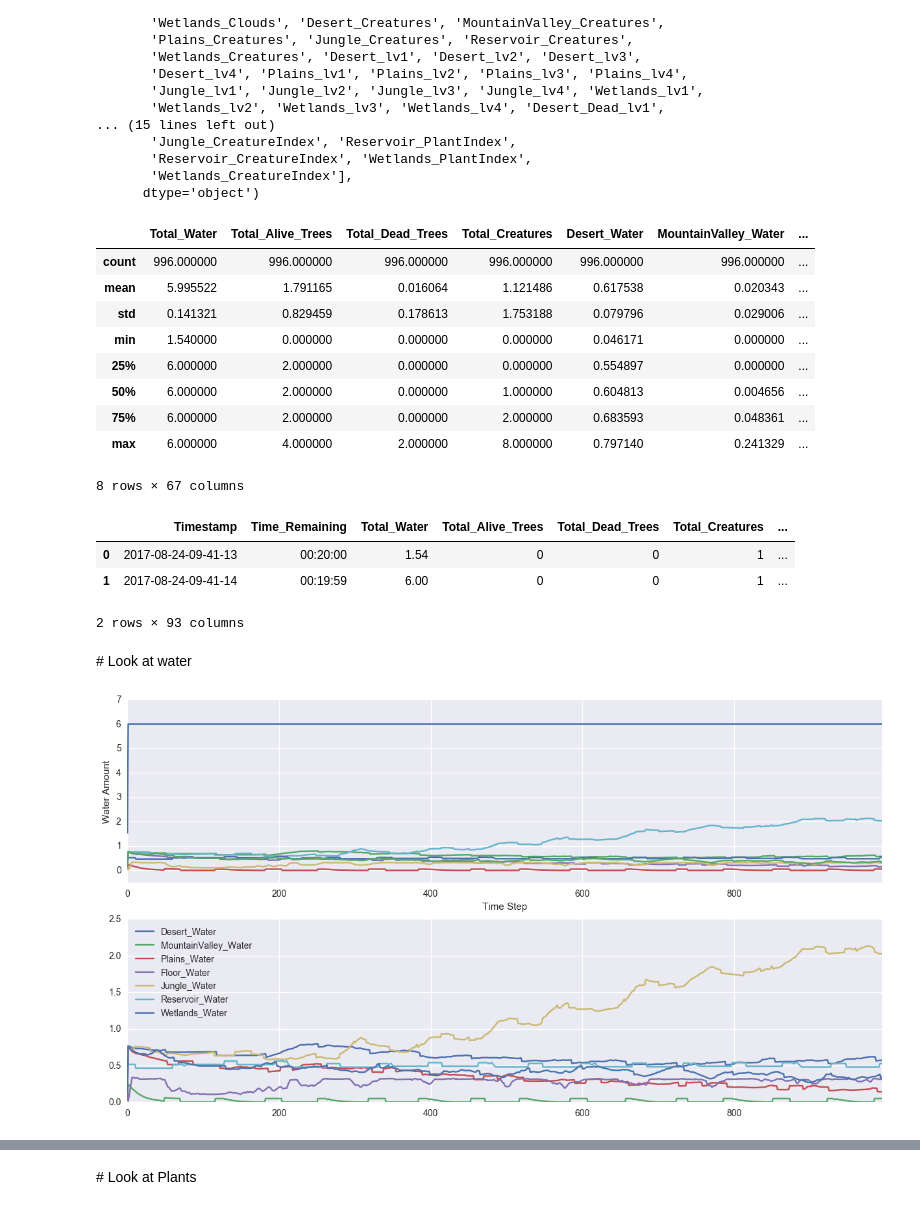
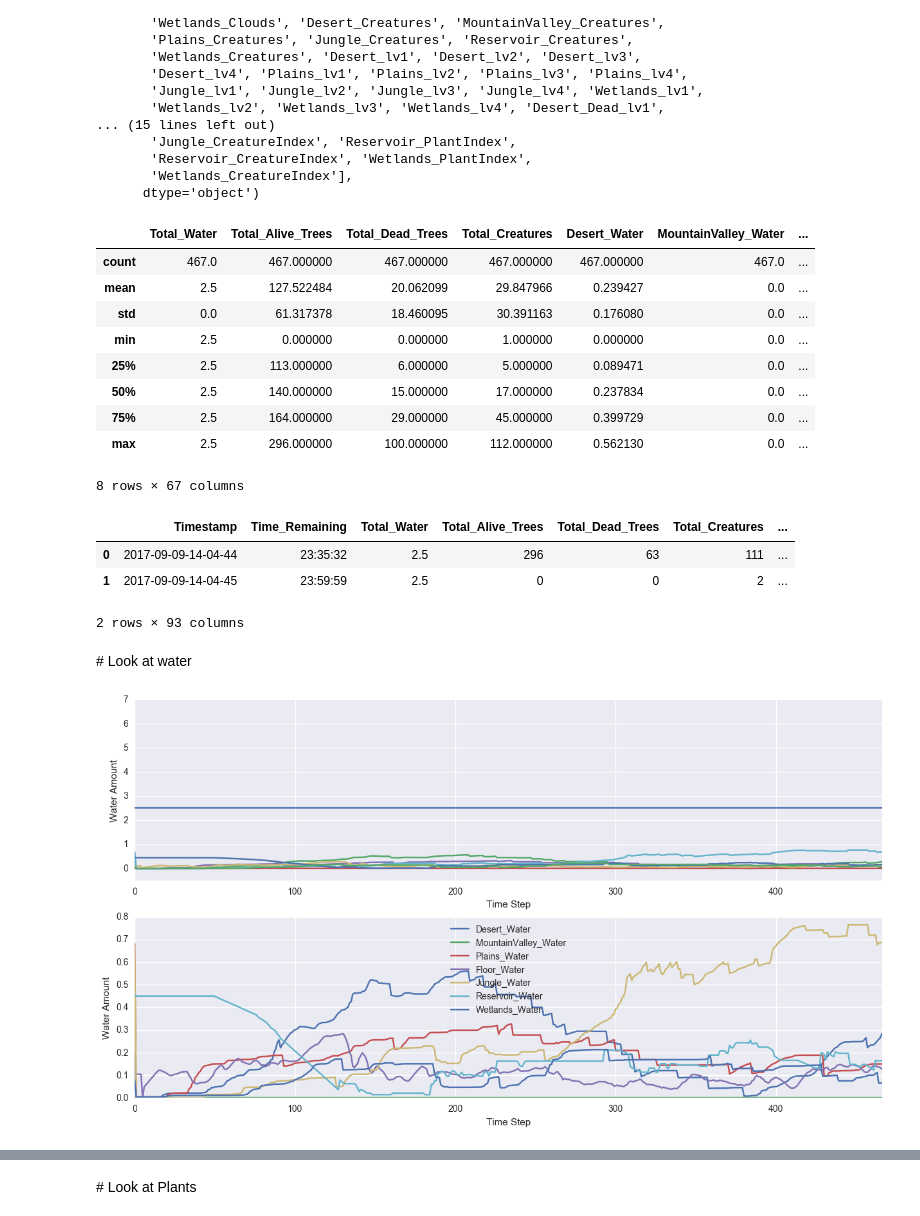
Before and after one commit to NickHoernle/Essil, a Jupyter notebook: data_exploration/data_exploration.ipynb, the cells around one changed output, grey strips where cells are left out. Cells and saved outputs as stored; diff of their text form; code cells hidden in the pictures.

```diff
--- a/data_exploration/data_exploration.ipynb
+++ b/data_exploration/data_exploration.ipynb
@@ -13,3 +10,7 @@ data = pd.read_csv(file_path)
+# %%
+file_path = './data_files/log-0-Free_Play_Session.csv'
+external_file_path = '/Volumes/Seagate Backup Plus Drive 1/connected_worlds_water/water_level_2/2017-09-09T14_04_43-0.csv'
+data = pd.read_csv(external_file_path)
 # %% [markdown]
 # Index
 1) [Exploration](#1)
@@ -53,21 +54,21 @@ Index(['Timestamp', 'Time_Remaining', 'Total_Water', 'Total_Alive_Trees',
 data.describe()
 # %% [output]
 |  | Total_Water | Total_Alive_Trees | Total_Dead_Trees | Total_Creatures | Desert_Water | MountainValley_Water | ... |
-| count | 996.000000 | 996.000000 | 996.000000 | 996.000000 | 996.000000 | 996.000000 | ... |
-| mean | 5.995522 | 1.791165 | 0.016064 | 1.121486 | 0.617538 | 0.020343 | ... |
-| std | 0.141321 | 0.829459 | 0.178613 | 1.753188 | 0.079796 | 0.029006 | ... |
-| min | 1.540000 | 0.000000 | 0.000000 | 0.000000 | 0.046171 | 0.000000 | ... |
-| 25% | 6.000000 | 2.000000 | 0.000000 | 0.000000 | 0.554897 | 0.000000 | ... |
-| 50% | 6.000000 | 2.000000 | 0.000000 | 1.000000 | 0.604813 | 0.004656 | ... |
-| 75% | 6.000000 | 2.000000 | 0.000000 | 2.000000 | 0.683593 | 0.048361 | ... |
-| max | 6.000000 | 4.000000 | 2.000000 | 8.000000 | 0.797140 | 0.241329 | ... |
+| count | 467.0 | 467.000000 | 467.000000 | 467.000000 | 467.000000 | 467.0 | ... |
+| mean | 2.5 | 127.522484 | 20.062099 | 29.847966 | 0.239427 | 0.0 | ... |
+| std | 0.0 | 61.317378 | 18.460095 | 30.391163 | 0.176080 | 0.0 | ... |
+| min | 2.5 | 0.000000 | 0.000000 | 1.000000 | 0.000000 | 0.0 | ... |
+| 25% | 2.5 | 113.000000 | 6.000000 | 5.000000 | 0.089471 | 0.0 | ... |
+| 50% | 2.5 | 140.000000 | 15.000000 | 17.000000 | 0.237834 | 0.0 | ... |
+| 75% | 2.5 | 164.000000 | 29.000000 | 45.000000 | 0.399729 | 0.0 | ... |
+| max | 2.5 | 296.000000 | 100.000000 | 112.000000 | 0.562130 | 0.0 | ... |
 8 rows × 67 columns
 # %%
 data.head(2)
 # %% [output]
 |  | Timestamp | Time_Remaining | Total_Water | Total_Alive_Trees | Total_Dead_Trees | Total_Creatures | ... |
-| 0 | 2017-08-24-09-41-13 | 00:20:00 | 1.54 | 0 | 0 | 1 | ... |
-| 1 | 2017-08-24-09-41-14 | 00:19:59 | 6.00 | 0 | 0 | 1 | ... |
+| 0 | 2017-09-09-14-04-44 | 23:35:32 | 2.5 | 296 | 63 | 111 | ... |
+| 1 | 2017-09-09-14-04-45 | 23:59:59 | 2.5 | 0 | 0 | 2 | ... |
 2 rows × 93 columns
 # %% [markdown]
 <a id=2 />
@@ -75,20 +76,22 @@ data.head(2)
 # %%
 water_subset = data[data.columns[data.columns.str.contains('Water') & (~data.columns.str.contains('Bins|Waterfall'))]]
 
 fig, (ax1, ax2) = plt.subplots(2,1, figsize=(15,8))
 
 water_subset.plot(ax=ax1, legend=None)
 ax1.set_ylim([-0.5, 7])
 ax1.set_ylabel('Water Amount')
 ax1.set_xlabel('Time Step')
 
 water_subset[water_subset.columns[~water_subset.columns.isin(['Total_Water'])]].plot(ax=ax2)
-ax1.set_ylabel('Water Amount')
-ax1.set_xlabel('Time Step')
+ax2.set_ylabel('Water Amount')
+ax2.set_xlabel('Time Step')
+
+fig.savefig('total_water.png')
 
 plt.show()
 # %% [output]
-[figure, old version]
+[figure, new version]
 # %%
 data[data.columns[data.columns.str.contains('Bins')]].head()
 # %% [output]
```
Also changed, not shown: parts of 19 cells of this notebook.
